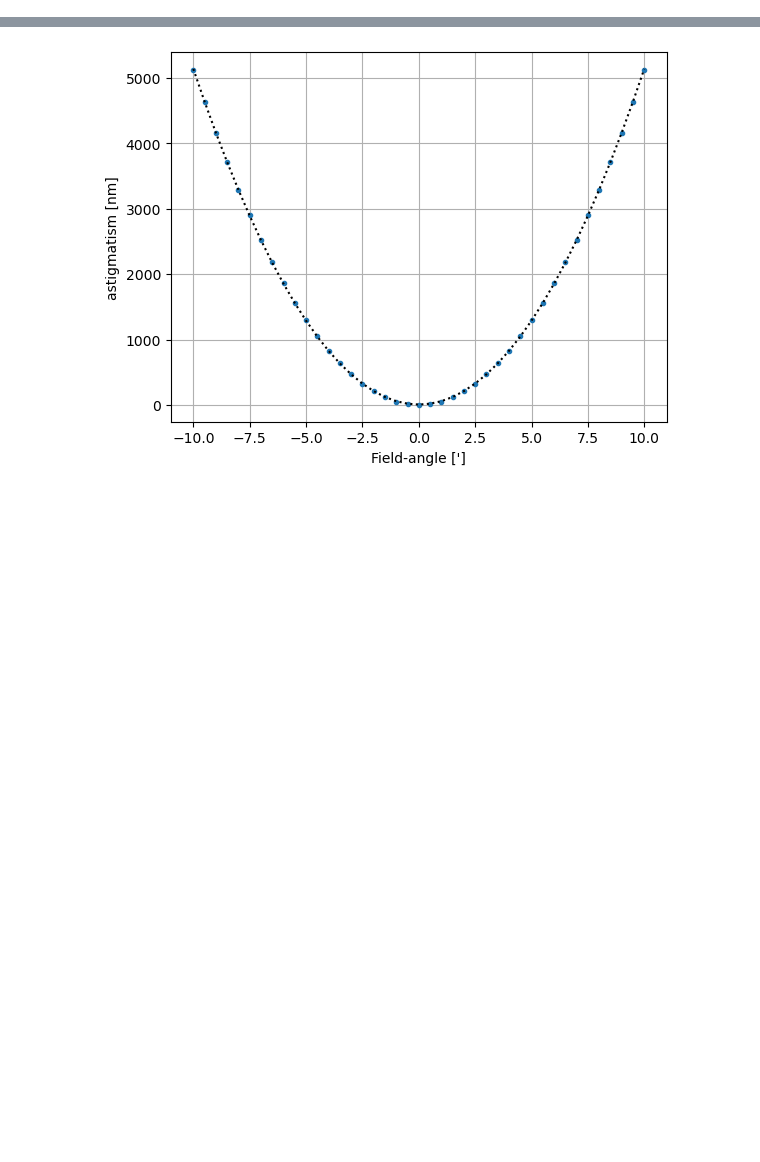
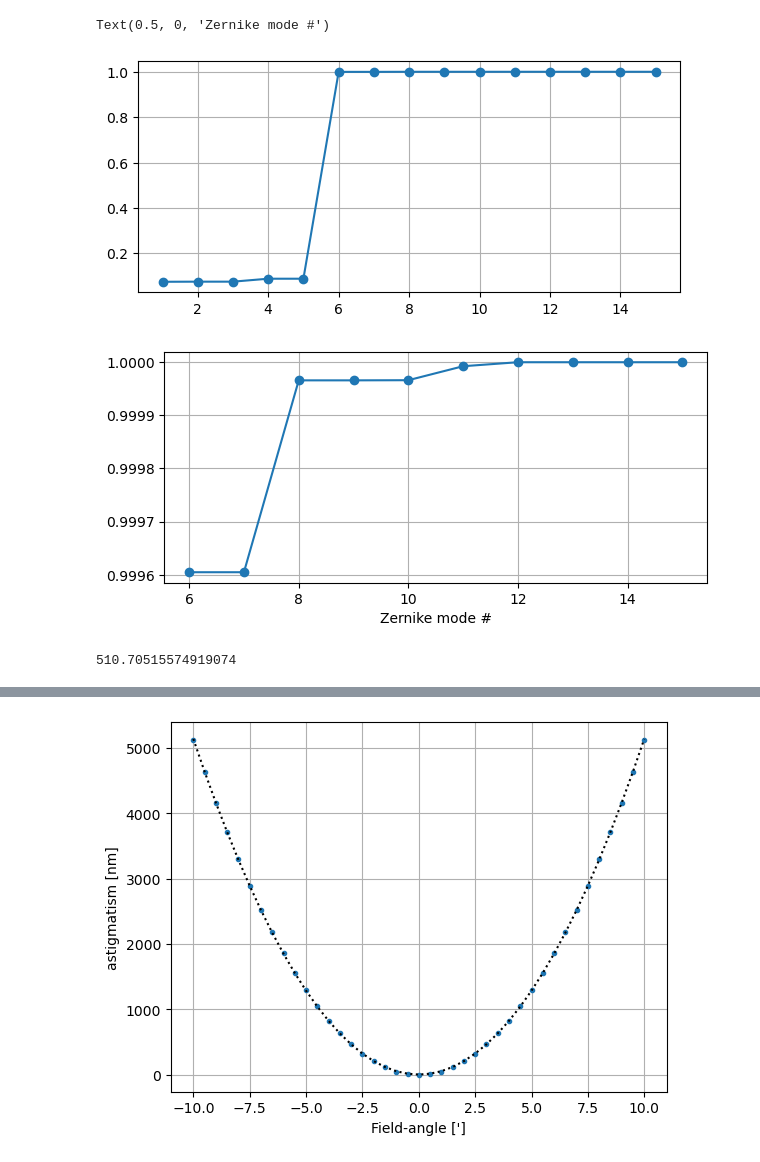
Before and after one commit to rconan/gmt-field-aberrations, a Jupyter notebook: examples/field-aberrations/field-aberrations.ipynb, the cells around one changed output, grey strips where cells are left out. Cells and saved outputs as stored; diff of their text form; code cells hidden in the pictures; blank space fills up the shorter version.

```diff
--- a/examples/field-aberrations/field-aberrations.ipynb
+++ b/examples/field-aberrations/field-aberrations.ipynb
@@ -26 +43,14 @@ data
+# %%
+cc = np.cumsum(c*c)/np.sum(c*c)
+fig,ax = plt.subplots(figsize=(7,3))
+ax.plot(np.arange(1,16),cc,'-o')
+ax.grid()
+fig,ax = plt.subplots(figsize=(7,3))
+ax.plot(np.arange(6,16),cc[5:],'-o')
+ax.grid()
+ax.set_xlabel("Zernike mode #")
+# %% [output]
+Text(0.5, 0, 'Zernike mode #')
+[figure, added]
+[figure, added]
 # %%
@@ -34,0 +69,4 @@ p_spherical = np.polyfit(z,spherical,2)
+# %%
+np.pi*(25.5/2)**2
+# %% [output]
+510.70515574919074
```
Also changed, not shown: parts of 29 cells of this notebook, 12 other files.
